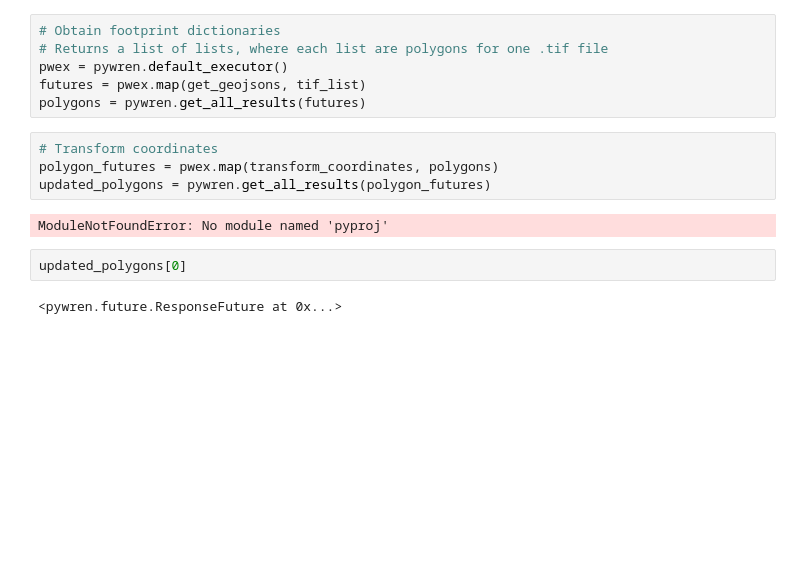
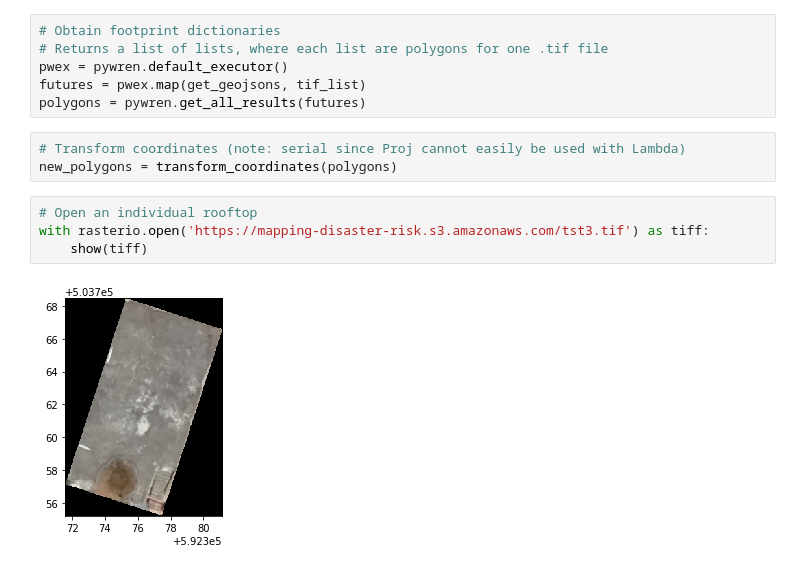
Before and after one commit to tamara-glazer/satellite-image-processing, a Jupyter notebook: map_get_geojson.ipynb, the cells around one changed output. Saved outputs shown, nothing was run; the diff lists cells and outputs as text; blank space fills up the shorter version.

```diff
--- a/map_get_geojson.ipynb
+++ b/map_get_geojson.ipynb
@@ -145,13 +175,12 @@ def build_df():
 pwex = pywren.default_executor()
 futures = pwex.map(get_geojsons, tif_list)
 polygons = pywren.get_all_results(futures)
-# %%
-# Transform coordinates
-polygon_futures = pwex.map(transform_coordinates, polygons)
-updated_polygons = pywren.get_all_results(polygon_futures)
-# %% [output]
-ModuleNotFoundError: No module named 'pyproj'
-# %%
-updated_polygons[0]
-# %% [output]
-<pywren.future.ResponseFuture at 0x...>
+# %%
+# Transform coordinates (note: serial since Proj cannot easily be used with Lambda)
+new_polygons = transform_coordinates(polygons)
+# %%
+# Open an individual rooftop
+with rasterio.open('https://mapping-disaster-risk.s3.amazonaws.com/tst3.tif') as tiff:
+    show(tiff)
+# %% [output]
+[figure, added]
```
Also changed, not shown: parts of 11 cells of this notebook, 1 other file.
